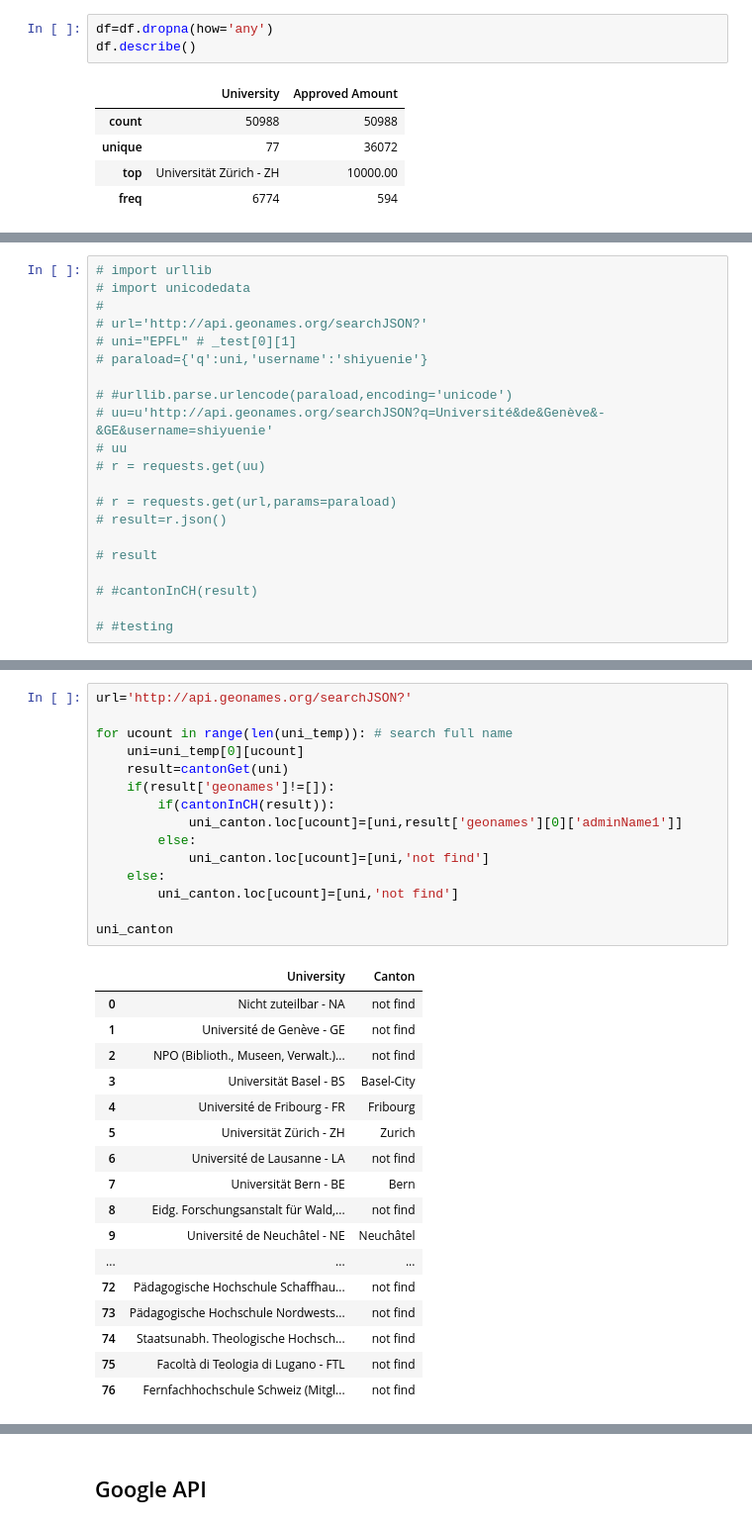
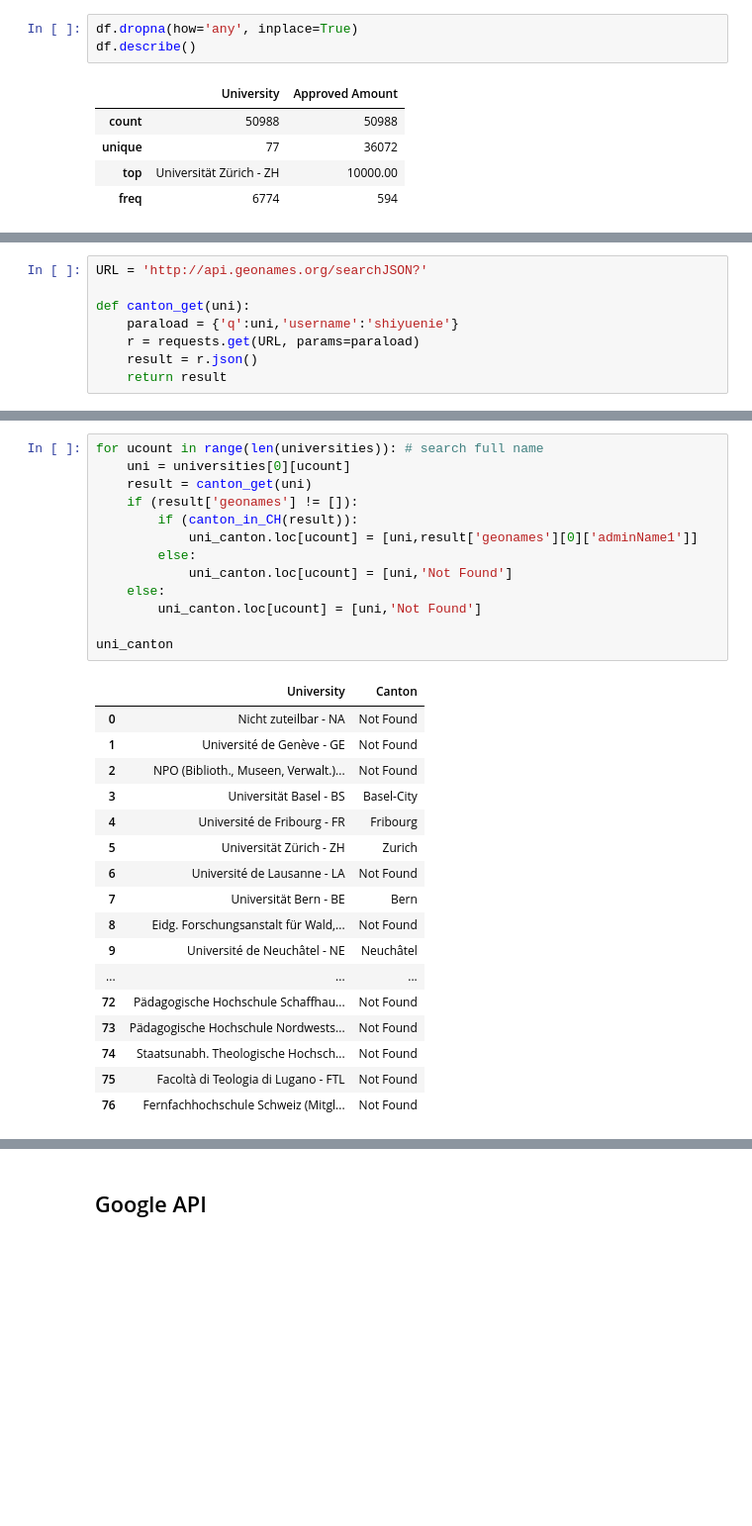
Before and after one commit to BeforeRain/ADA-homework, a Jupyter notebook: 03 - Interactive Viz/University_Canton.ipynb, the cells around one changed output, grey strips where cells are left out. Shown at 99% size. Saved outputs shown, nothing was run; the diff lists cells and outputs as text; blank space fills up the shorter version.

```diff
--- a/03 - Interactive Viz/University_Canton.ipynb
+++ b/03 - Interactive Viz/University_Canton.ipynb
@@ -41,7 +73,7 @@ df.describe()
 | top | Universität Zürich - ZH | data not included in P3 |
 | freq | 6774 | 10910 |
 # %%
-df=df.dropna(how='any')
+df.dropna(how='any', inplace=True)
 df.describe()
 # %% [output]
 |  | University | Approved Amount |
@@ -84,21 +125,8 @@ Available APIs to obtain university -> canton mappings include **Geonames Full T
 # %%
-# import urllib
-# import unicodedata
-#
-# url='http://api.geonames.org/searchJSON?'
-# uni="EPFL" # _test[0][1]
-# paraload={'q':uni,'username':'shiyuenie'}
+URL = 'http://api.geonames.org/searchJSON?'
 
-# #urllib.parse.urlencode(paraload,encoding='unicode')
-# uu=u'http://api.geonames.org/searchJSON?q=Université&de&Genève&-&GE&username=shiyuenie'
-# uu
-# r = requests.get(uu)
-
-# r = requests.get(url,params=paraload)
-# result=r.json()
-
-# result
-
-# #cantonInCH(result)
-
-# #testing
+def canton_get(uni):
+    paraload = {'q':uni,'username':'shiyuenie'}
+    r = requests.get(URL, params=paraload)
+    result = r.json()
+    return result
@@ -119,34 +133,32 @@ def cantonGet(uni):
 # %%
-url='http://api.geonames.org/searchJSON?'
-
-for ucount in range(len(uni_temp)): # search full name
-    uni=uni_temp[0][ucount]
-    result=cantonGet(uni)
-    if(result['geonames']!=[]):
-        if(cantonInCH(result)):
-            uni_canton.loc[ucount]=[uni,result['geonames'][0]['adminName1']]
+for ucount in range(len(universities)): # search full name
+    uni = universities[0][ucount]
+    result = canton_get(uni)
+    if (result['geonames'] != []):
+        if (canton_in_CH(result)):
+            uni_canton.loc[ucount] = [uni,result['geonames'][0]['adminName1']]
         else:
-            uni_canton.loc[ucount]=[uni,'not find']
+            uni_canton.loc[ucount] = [uni,'Not Found']
     else:
-        uni_canton.loc[ucount]=[uni,'not find']
+        uni_canton.loc[ucount] = [uni,'Not Found']
 
 uni_canton
 # %% [output]
 |  | University | Canton |
-| 0 | Nicht zuteilbar - NA | not find |
-| 1 | Université de Genève - GE | not find |
-| 2 | NPO (Biblioth., Museen, Verwalt.)... | not find |
+| 0 | Nicht zuteilbar - NA | Not Found |
+| 1 | Université de Genève - GE | Not Found |
+| 2 | NPO (Biblioth., Museen, Verwalt.)... | Not Found |
 | 3 | Universität Basel - BS | Basel-City |
 | 4 | Université de Fribourg - FR | Fribourg |
 | 5 | Universität Zürich - ZH | Zurich |
-| 6 | Université de Lausanne - LA | not find |
+| 6 | Université de Lausanne - LA | Not Found |
 | 7 | Universität Bern - BE | Bern |
-| 8 | Eidg. Forschungsanstalt für Wald,... | not find |
+| 8 | Eidg. Forschungsanstalt für Wald,... | Not Found |
 | 9 | Université de Neuchâtel - NE | Neuchâtel |
 | ... | ... | ... |
-| 72 | Pädagogische Hochschule Schaffhau... | not find |
-| 73 | Pädagogische Hochschule Nordwests... | not find |
-| 74 | Staatsunabh. Theologische Hochsch... | not find |
-| 75 | Facoltà di Teologia di Lugano - FTL | not find |
-| 76 | Fernfachhochschule Schweiz (Mitgl... | not find |
+| 72 | Pädagogische Hochschule Schaffhau... | Not Found |
+| 73 | Pädagogische Hochschule Nordwests... | Not Found |
+| 74 | Staatsunabh. Theologische Hochsch... | Not Found |
+| 75 | Facoltà di Teologia di Lugano - FTL | Not Found |
+| 76 | Fernfachhochschule Schweiz (Mitgl... | Not Found |
 77 rows × 2 columns
```
Also changed, not shown: parts of 47 cells of this notebook, 1 other file.
